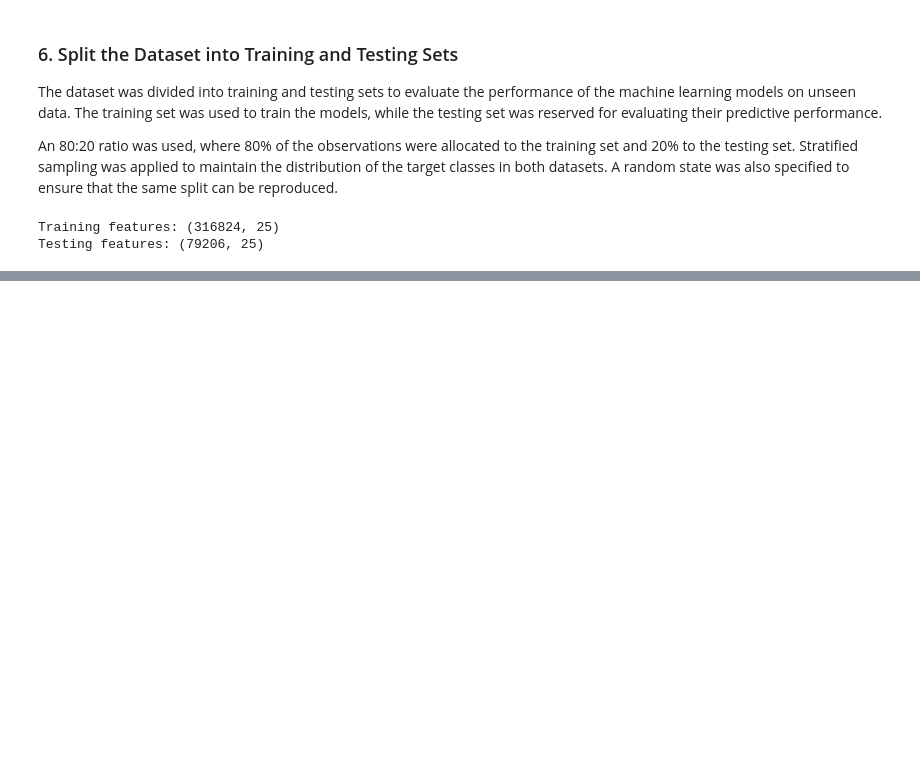
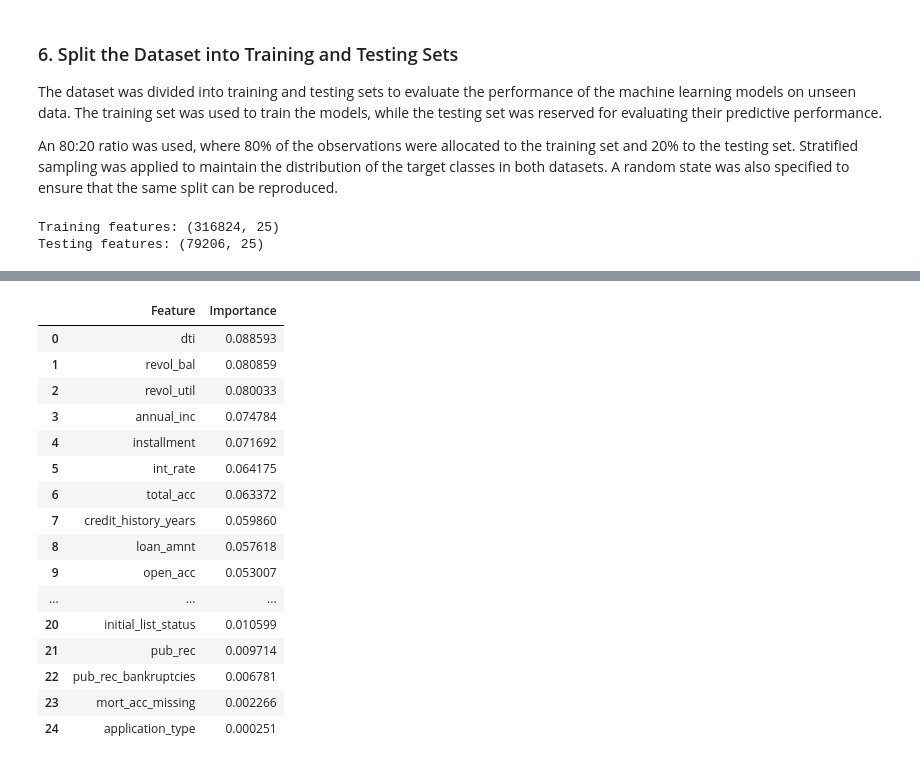
Before and after one commit to Clinton1029/Loan_Default_Project, a Jupyter notebook: Loan_Default.ipynb, the cells around one changed output, grey strips where cells are left out. Saved outputs shown, nothing was run; the diff lists cells and outputs as text; code cells hidden in the pictures; blank space fills up the shorter version.

```diff
--- a/Loan_Default.ipynb
+++ b/Loan_Default.ipynb
@@ -1425,0 +1440,50 @@ Testing features: (79206, 25)
+# %%
+
+# Create a Random Forest model for feature importance analysis
+rf_importance = RandomForestClassifier(
+    n_estimators=100,      # Number of trees in the forest
+    random_state=42,       # Ensures reproducible results
+    n_jobs=-1              # Uses all available CPU cores
+)
+
+# Train the Random Forest using only the training data
+rf_importance.fit(X_train, y_train)
+
+# Get the importance score of each feature
+feature_importance = rf_importance.feature_importances_
+
+# Create a DataFrame containing feature names and importance scores
+importance_df = pd.DataFrame({
+    'Feature': X_train.columns,
+    'Importance': feature_importance
+})
+
+# Sort features from the most important to the least important
+importance_df = importance_df.sort_values(
+    by='Importance',
+    ascending=False
+)
+
+# Reset the index
+importance_df.reset_index(drop=True, inplace=True)
+
+# Display the feature importance results
+importance_df
+# %% [output]
+|  | Feature | Importance |
+| 0 | dti | 0.088593 |
+| 1 | revol_bal | 0.080859 |
+| 2 | revol_util | 0.080033 |
+| 3 | annual_inc | 0.074784 |
+| 4 | installment | 0.071692 |
+| 5 | int_rate | 0.064175 |
+| 6 | total_acc | 0.063372 |
+| 7 | credit_history_years | 0.059860 |
+| 8 | loan_amnt | 0.057618 |
+| 9 | open_acc | 0.053007 |
+| ... | ... | ... |
+| 20 | initial_list_status | 0.010599 |
+| 21 | pub_rec | 0.009714 |
+| 22 | pub_rec_bankruptcies | 0.006781 |
+| 23 | mort_acc_missing | 0.002266 |
+| 24 | application_type | 0.000251 |
```
Also changed, not shown: parts of 2 cells of this notebook.
